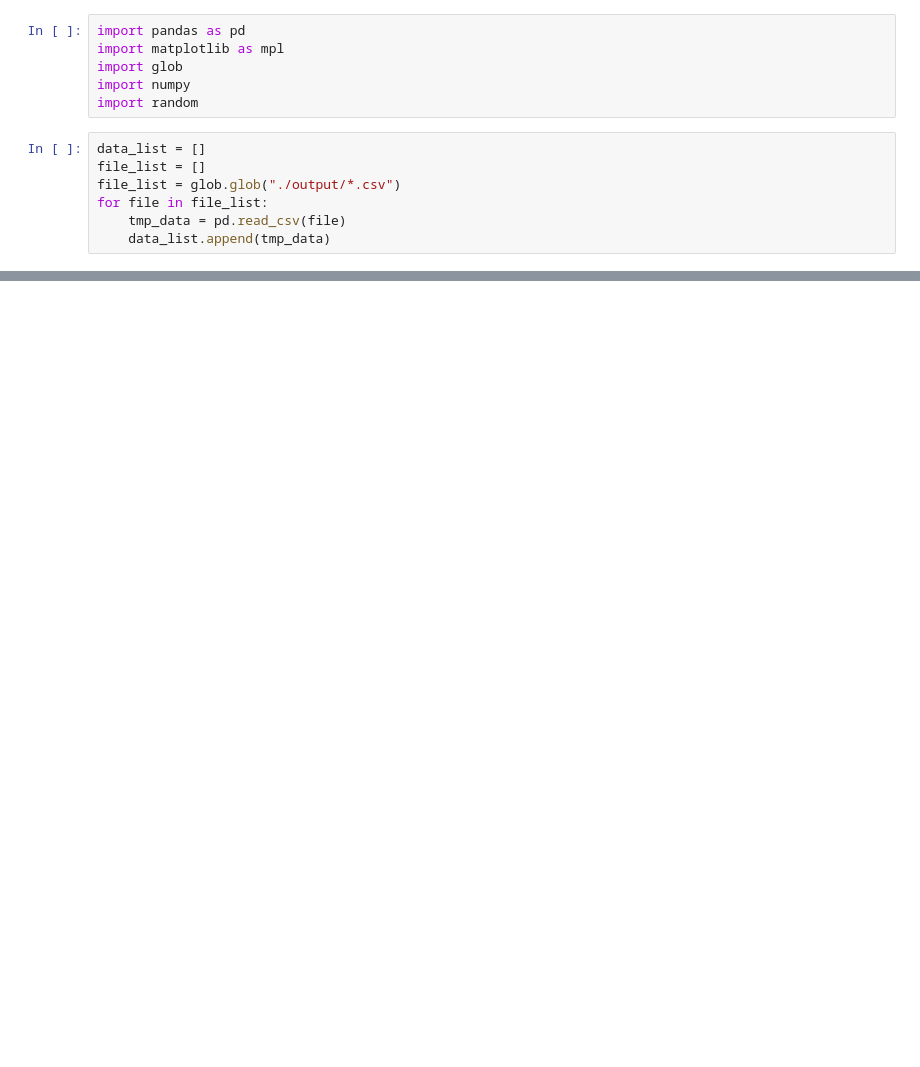
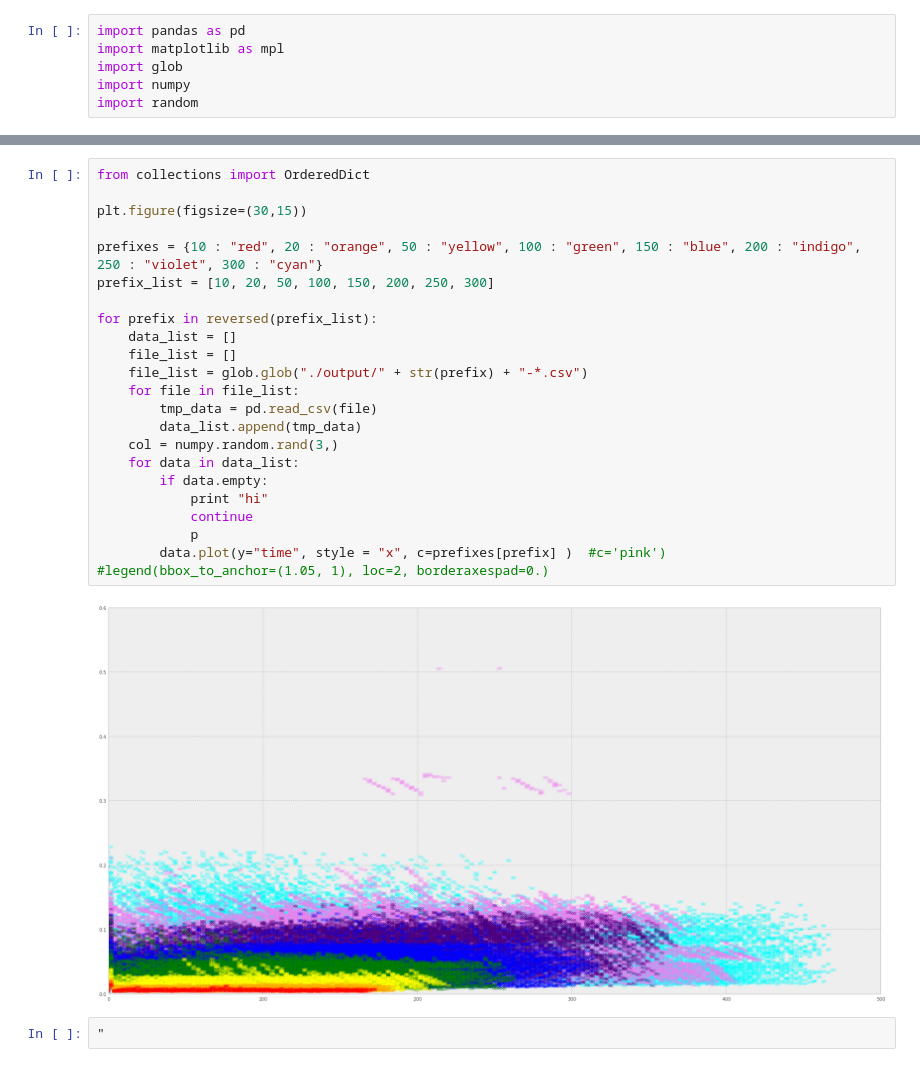
Before and after one commit to asazonov/MobileMiddleware, a Jupyter notebook: broker_test.ipynb, the cells around one changed output, grey strips where cells are left out. Drawn from its saved outputs; the diff is of its cells as text; blank space fills up the shorter version.

```diff
--- a/broker_test.ipynb
+++ b/broker_test.ipynb
@@ -4,10 +4,3 @@ import matplotlib as mpl
 import glob
 import numpy
 import random
-# %%
-data_list = []
-file_list = []
-file_list = glob.glob("./output/*.csv")
-for file in file_list:
-    tmp_data = pd.read_csv(file)
-    data_list.append(tmp_data)
@@ -40,0 +67,27 @@ for data in data_list:
+# %%
+from collections import OrderedDict
+
+plt.figure(figsize=(30,15))
+
+prefixes = {10 : "red", 20 : "orange", 50 : "yellow", 100 : "green", 150 : "blue", 200 : "indigo", 250 : "violet", 300 : "cyan"}
+prefix_list = [10, 20, 50, 100, 150, 200, 250, 300]
+
+for prefix in reversed(prefix_list):
+    data_list = []
+    file_list = []
+    file_list = glob.glob("./output/" + str(prefix) + "-*.csv")
+    for file in file_list:
+        tmp_data = pd.read_csv(file)
+        data_list.append(tmp_data)
+    col = numpy.random.rand(3,)
+    for data in data_list:
+        if data.empty:
+            print "hi"
+            continue
+            p
+        data.plot(y="time", style = "x", c=prefixes[prefix] )  #c='pink')
+#legend(bbox_to_anchor=(1.05, 1), loc=2, borderaxespad=0.)
+# %% [output]
+[figure, added]
+# %%
+"
```
Also changed, not shown: parts of 4 cells of this notebook, 11 other files.
